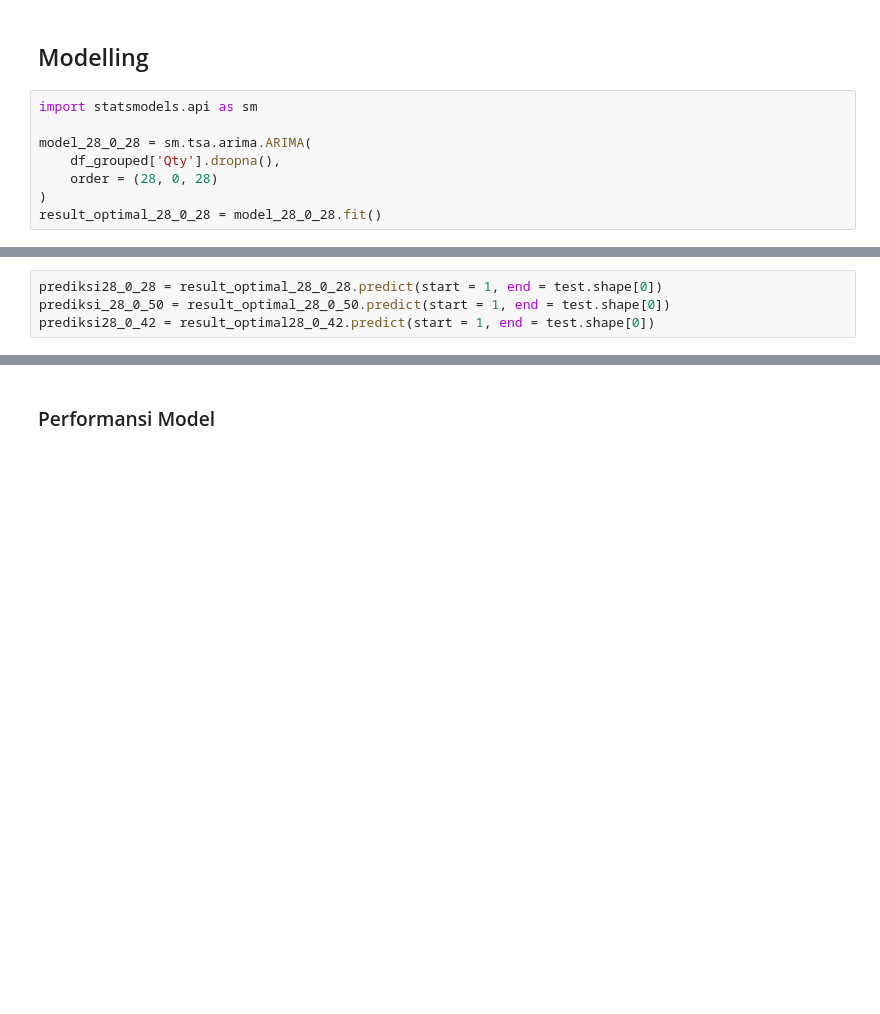
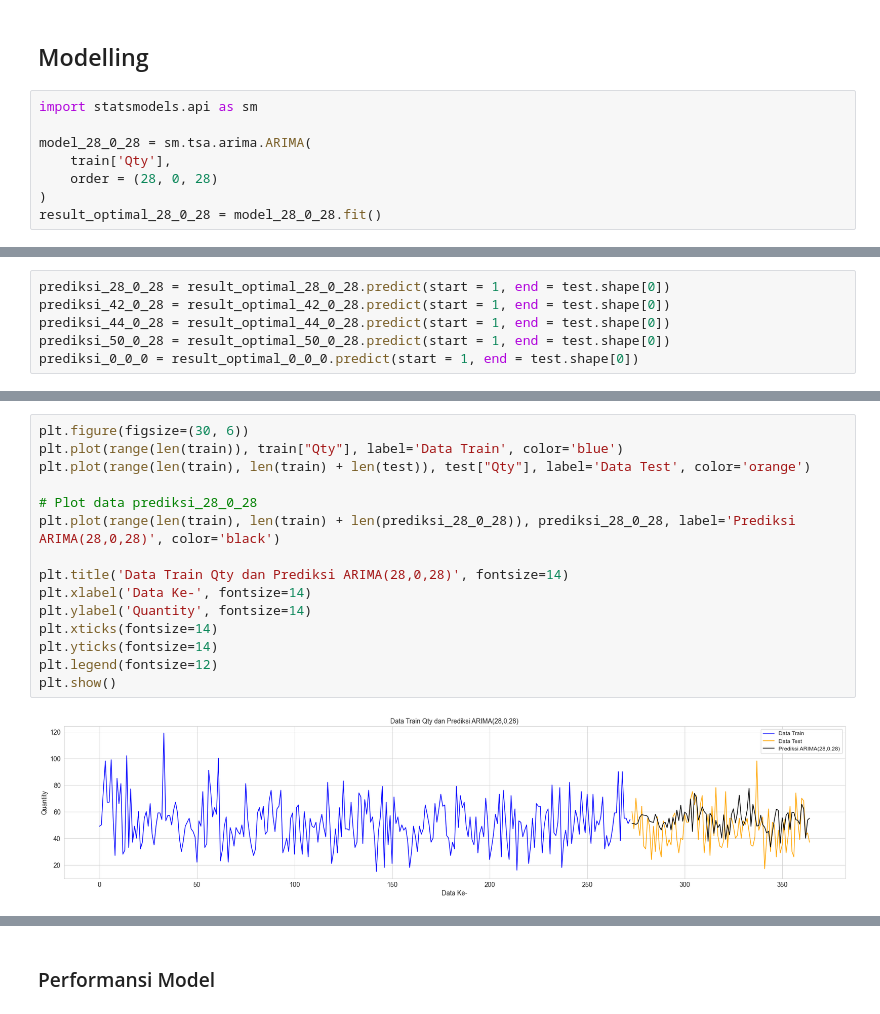
Before and after one commit to TheOX7/Final-Task-Kalbe, a Jupyter notebook: time_series.ipynb, the cells around one changed output, grey strips where cells are left out. Drawn from its saved outputs; the diff is of its cells as text; blank space fills up the shorter version.

Commit message:
Update folder
- Finished ARIMA model
- Finished K-means model
- Added PostgreSQL query

```diff
--- a/time_series.ipynb
+++ b/time_series.ipynb
@@ -783,7 +597,7 @@ q = 28
 import statsmodels.api as sm
 
 model_28_0_28 = sm.tsa.arima.ARIMA(
-    df_grouped['Qty'].dropna(),
+    train['Qty'],
     order = (28, 0, 28)
 )
 result_optimal_28_0_28 = model_28_0_28.fit()
@@ -802,4 +630,6 @@ result_optimal28_0_42 = model28_0_42.fit()
 # %%
-prediksi28_0_28 = result_optimal_28_0_28.predict(start = 1, end = test.shape[0])
-prediksi_28_0_50 = result_optimal_28_0_50.predict(start = 1, end = test.shape[0])
-prediksi28_0_42 = result_optimal28_0_42.predict(start = 1, end = test.shape[0])
+prediksi_28_0_28 = result_optimal_28_0_28.predict(start = 1, end = test.shape[0])
+prediksi_42_0_28 = result_optimal_42_0_28.predict(start = 1, end = test.shape[0])
+prediksi_44_0_28 = result_optimal_44_0_28.predict(start = 1, end = test.shape[0])
+prediksi_50_0_28 = result_optimal_50_0_28.predict(start = 1, end = test.shape[0])
+prediksi_0_0_0 = result_optimal_0_0_0.predict(start = 1, end = test.shape[0])
@@ -852,0 +636,17 @@ plt.show()
+# %%
+plt.figure(figsize=(30, 6))
+plt.plot(range(len(train)), train["Qty"], label='Data Train', color='blue')
+plt.plot(range(len(train), len(train) + len(test)), test["Qty"], label='Data Test', color='orange')
+
+# Plot data prediksi_28_0_28
+plt.plot(range(len(train), len(train) + len(prediksi_28_0_28)), prediksi_28_0_28, label='Prediksi ARIMA(28,0,28)', color='black')
+
+plt.title('Data Train Qty dan Prediksi ARIMA(28,0,28)', fontsize=14)
+plt.xlabel('Data Ke-', fontsize=14)
+plt.ylabel('Quantity', fontsize=14)
+plt.xticks(fontsize=14)
+plt.yticks(fontsize=14)
+plt.legend(fontsize=12)
+plt.show()
+# %% [output]
+[figure, added]
```
Also changed, not shown: parts of 38 cells of this notebook, 7 other files.
